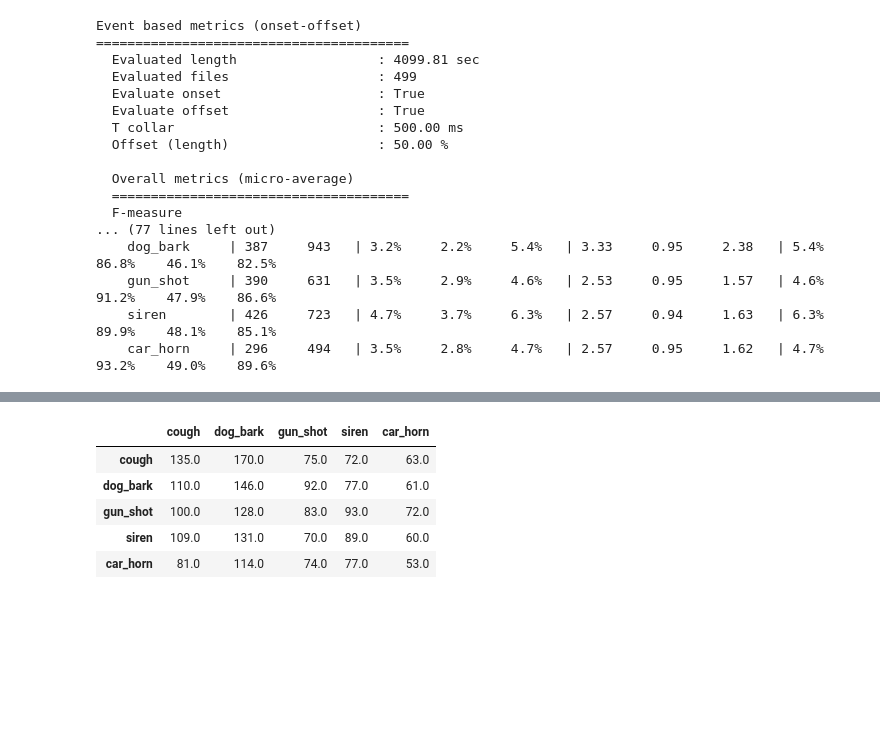
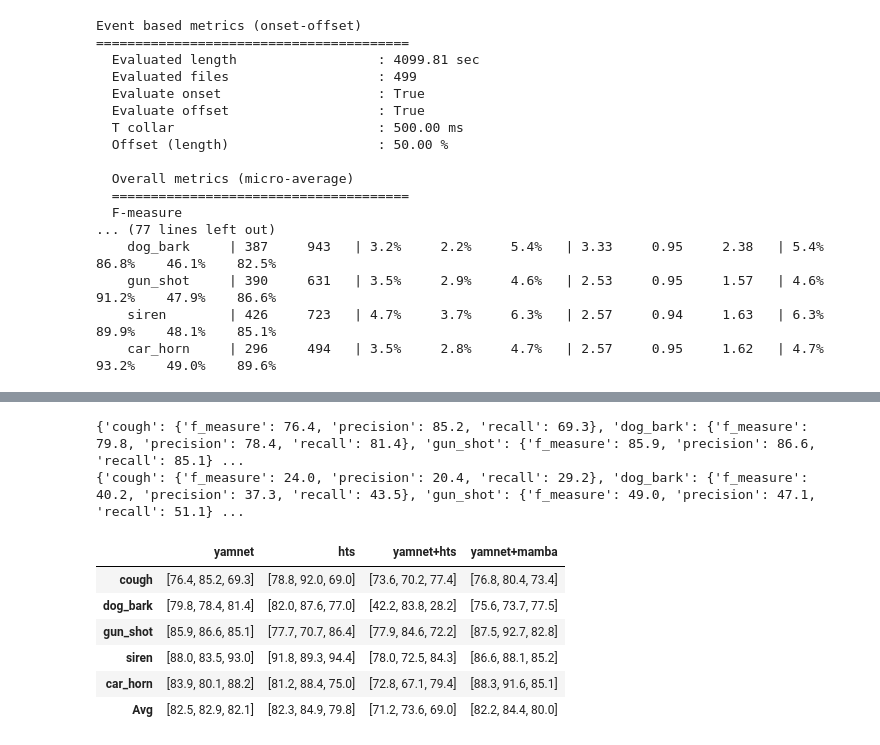
Before and after one commit to yxtann/sound-event-detection, a Jupyter notebook: notebooks/evaluation_test.ipynb, the cells around one changed output, grey strips where cells are left out. Drawn from its saved outputs; the diff is of its cells as text; code cells hidden in the pictures; blank space fills up the shorter version.

Commit message:
add combined eval with latex formatting

```diff
--- a/notebooks/evaluation_test.ipynb
+++ b/notebooks/evaluation_test.ipynb
@@ -122,2 +198,5 @@ Event based metrics (onset-offset)
 # %%
+import sed_eval
+import numpy as np
 import pandas as pd
+detection_classes = CLASSES
@@ -134,9 +203,51 @@ for gt, pred in zip(gt_classes, crnn_classes):
-# %%
-pd.DataFrame(cm, index = CLASSES, columns = CLASSES)
-# %% [output]
-|  | cough | dog_bark | gun_shot | siren | car_horn |
-| cough | 135.0 | 170.0 | 75.0 | 72.0 | 63.0 |
-| dog_bark | 110.0 | 146.0 | 92.0 | 77.0 | 61.0 |
-| gun_shot | 100.0 | 128.0 | 83.0 | 93.0 | 72.0 |
-| siren | 109.0 | 131.0 | 70.0 | 89.0 | 60.0 |
-| car_horn | 81.0 | 114.0 | 74.0 | 77.0 | 53.0 |
+# %%
+def calculate_seg_metrics_custom(pred_event_dict, gt_event_dict, time_resolution=1.0):
+    segment_based_metrics = sed_eval.sound_event.SegmentBasedMetrics(detection_classes, time_resolution=time_resolution)
+    for file, estimated_event in pred_event_dict.items():
+        ref_event = gt_event_dict[file]
+        segment_based_metrics.evaluate(
+            reference_event_list=ref_event,
+            estimated_event_list=estimated_event
+        )
+
+    cls_results = segment_based_metrics.results_class_wise_metrics()
+    cls_results = {c: {k:float(np.round(v*100, 1)) for k, v in cls_results[c]['f_measure'].items()} for c in CLASSES}
+    cls_results['Avg'] = {k:float(np.round(v*100,1)) for k, v in segment_based_metrics.results_overall_metrics()['f_measure'].items()}
+    return cls_results
+
+def calculate_event_metrics_custom(pred_event_dict, gt_event_dict, t_collar=0.25):
+    event_based_metrics = sed_eval.sound_event.EventBasedMetrics(detection_classes, t_collar=t_collar)
+    for file, estimated_event in pred_event_dict.items():
+        ref_event = gt_event_dict[file]
+        event_based_metrics.evaluate(
+            reference_event_list=ref_event,
+            estimated_event_list=estimated_event
+        )
+
+    cls_results = event_based_metrics.results_class_wise_metrics()
+    cls_results = {c: {k:float(np.round(v*100, 1)) for k, v in cls_results[c]['f_measure'].items()} for c in CLASSES}
+    cls_results['Avg'] = {k:float(np.round(v*100,1)) for k, v in event_based_metrics.results_overall_metrics()['f_measure'].items()}
+    return cls_results
+
+print(calculate_seg_metrics_custom(yamnet_dict, gt_event_dict))
+print(calculate_event_metrics_custom(yamnet_dict, gt_event_dict, t_collar=0.5))
+# %% [output]
+{'cough': {'f_measure': 76.4, 'precision': 85.2, 'recall': 69.3}, 'dog_bark': {'f_measure': 79.8, 'precision': 78.4, 'recall': 81.4}, 'gun_shot': {'f_measure': 85.9, 'precision': 86.6, 'recall': 85.1} ...
+{'cough': {'f_measure': 24.0, 'precision': 20.4, 'recall': 29.2}, 'dog_bark': {'f_measure': 40.2, 'precision': 37.3, 'recall': 43.5}, 'gun_shot': {'f_measure': 49.0, 'precision': 47.1, 'recall': 51.1} ...
+# %%
+jsons = [yamnet_dict, hts_dict, hts_yam_dict, mamba_dict]
+models = ['yamnet','hts','yamnet+hts','yamnet+mamba']
+classes = CLASSES + ['Avg']
+classes2 = [i.replace('_', ' ') for i in classes]
+res = []
+for file in jsons:
+    res.append(calculate_seg_metrics_custom(file, gt_event_dict))
+pd.DataFrame([[list(file[c].values()) for c in classes] for file in res], index = models, columns = classes).T
+# %% [output]
+|  | yamnet | hts | yamnet+hts | yamnet+mamba |
+| cough | [76.4, 85.2, 69.3] | [78.8, 92.0, 69.0] | [73.6, 70.2, 77.4] | [76.8, 80.4, 73.4] |
+| dog_bark | [79.8, 78.4, 81.4] | [82.0, 87.6, 77.0] | [42.2, 83.8, 28.2] | [75.6, 73.7, 77.5] |
+| gun_shot | [85.9, 86.6, 85.1] | [77.7, 70.7, 86.4] | [77.9, 84.6, 72.2] | [87.5, 92.7, 82.8] |
+| siren | [88.0, 83.5, 93.0] | [91.8, 89.3, 94.4] | [78.0, 72.5, 84.3] | [86.6, 88.1, 85.2] |
+| car_horn | [83.9, 80.1, 88.2] | [81.2, 88.4, 75.0] | [72.8, 67.1, 79.4] | [88.3, 91.6, 85.1] |
+| Avg | [82.5, 82.9, 82.1] | [82.3, 84.9, 79.8] | [71.2, 73.6, 69.0] | [82.2, 84.4, 80.0] |
```
Also changed, not shown: parts of 23 cells of this notebook.
